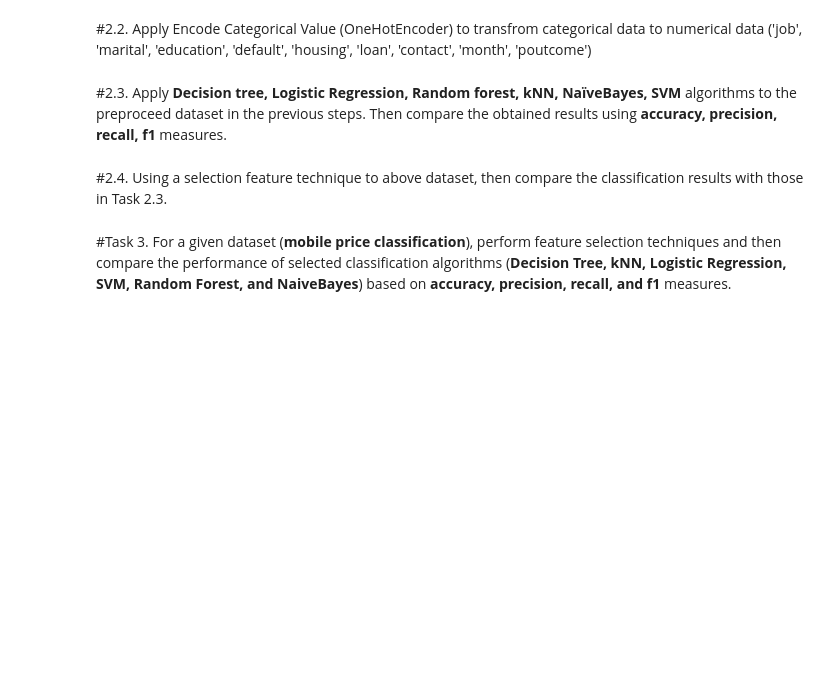
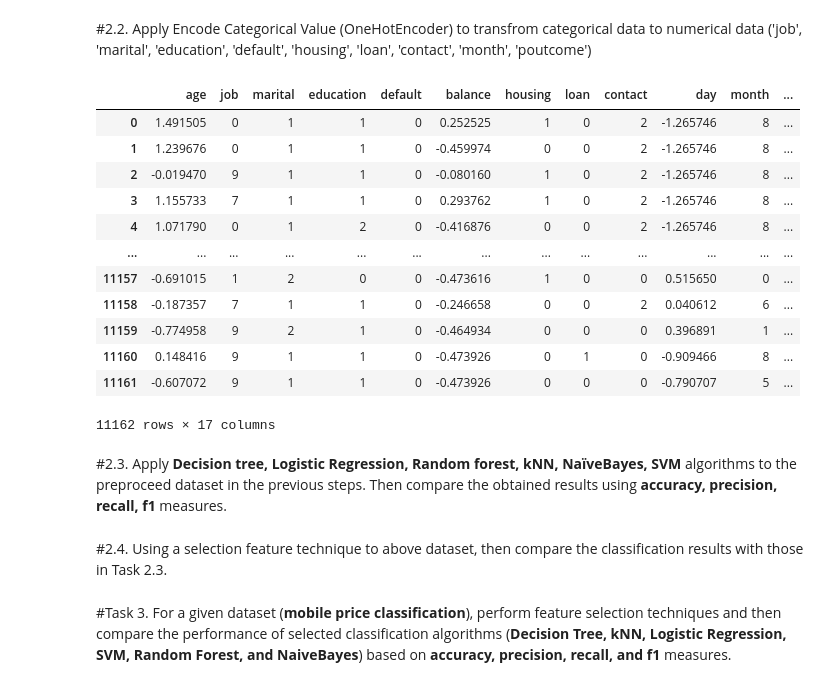
Before and after one commit to PhamTienLoc/Lab_ML, a Jupyter notebook: Lab_6_21130429_PhamTienLoc.ipynb, the cells around one changed output. Cells and saved outputs as stored; diff of their text form; code cells hidden in the pictures; blank space fills up the shorter version.

```diff
--- a/Lab_6_21130429_PhamTienLoc.ipynb
+++ b/Lab_6_21130429_PhamTienLoc.ipynb
@@ -137,3 +177,24 @@ Output variable (desired target):
+# %%
+#code
+le = LabelEncoder()
+columns = ['job', 'marital', 'education', 'default', 'housing', 'loan', 'contact', 'month', 'poutcome']
+for i in columns:
+  data3[i] = le.fit_transform(data3[i])
+data3
+# %% [output]
+|  | age | job | marital | education | default | balance | housing | loan | contact | day | month | ... |
+| 0 | 1.491505 | 0 | 1 | 1 | 0 | 0.252525 | 1 | 0 | 2 | -1.265746 | 8 | ... |
+| 1 | 1.239676 | 0 | 1 | 1 | 0 | -0.459974 | 0 | 0 | 2 | -1.265746 | 8 | ... |
+| 2 | -0.019470 | 9 | 1 | 1 | 0 | -0.080160 | 1 | 0 | 2 | -1.265746 | 8 | ... |
+| 3 | 1.155733 | 7 | 1 | 1 | 0 | 0.293762 | 1 | 0 | 2 | -1.265746 | 8 | ... |
+| 4 | 1.071790 | 0 | 1 | 2 | 0 | -0.416876 | 0 | 0 | 2 | -1.265746 | 8 | ... |
+| ... | ... | ... | ... | ... | ... | ... | ... | ... | ... | ... | ... | ... |
+| 11157 | -0.691015 | 1 | 2 | 0 | 0 | -0.473616 | 1 | 0 | 0 | 0.515650 | 0 | ... |
+| 11158 | -0.187357 | 7 | 1 | 1 | 0 | -0.246658 | 0 | 0 | 2 | 0.040612 | 6 | ... |
+| 11159 | -0.774958 | 9 | 2 | 1 | 0 | -0.464934 | 0 | 0 | 0 | 0.396891 | 1 | ... |
+| 11160 | 0.148416 | 9 | 1 | 1 | 0 | -0.473926 | 0 | 1 | 0 | -0.909466 | 8 | ... |
+| 11161 | -0.607072 | 9 | 1 | 1 | 0 | -0.473926 | 0 | 0 | 0 | -0.790707 | 5 | ... |
+11162 rows × 17 columns
 # %% [markdown]
 #2.3. Apply **Decision tree, Logistic Regression, Random forest, kNN, NaïveBayes, SVM** algorithms to the preproceed dataset in the previous steps. Then compare the obtained results using **accuracy, precision, recall, f1** measures.
 # %%
```
Also changed, not shown: parts of 5 cells of this notebook.
